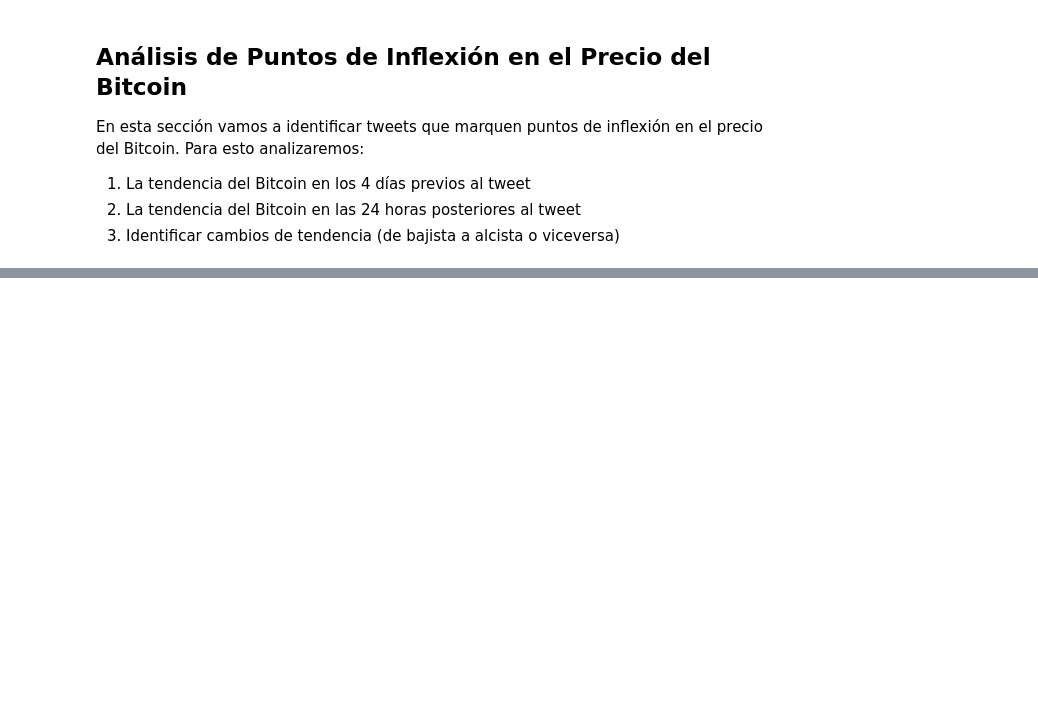
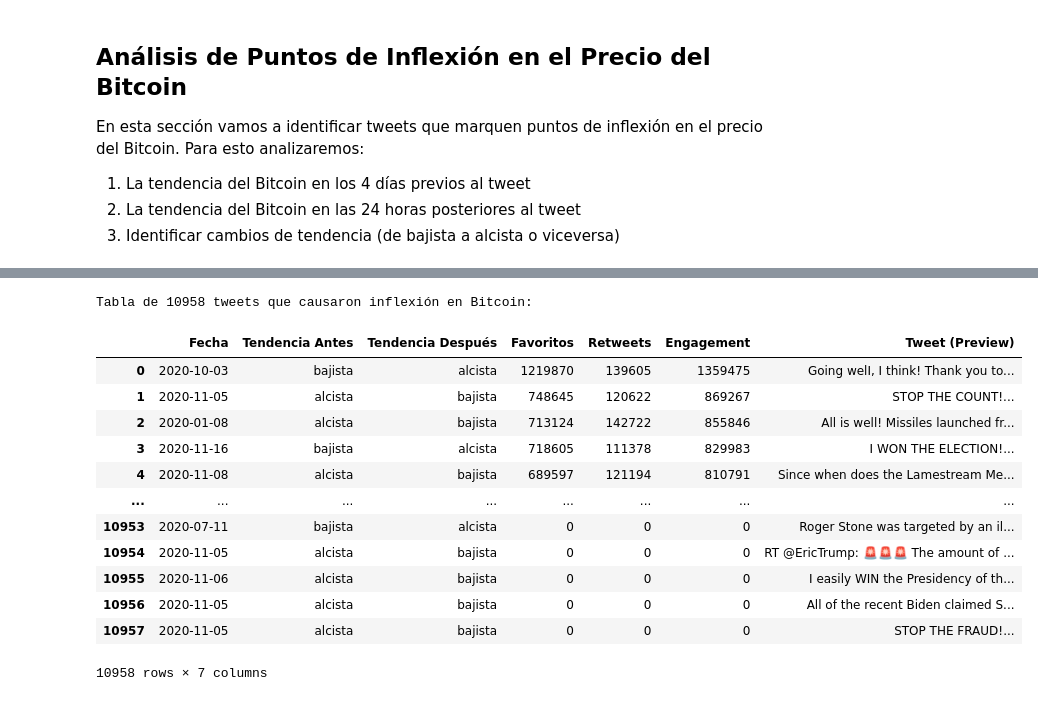
Before and after one commit to Emmanuel-Guerreiro/ciencia-datos-integrador, a Jupyter notebook: integrador/segunda-entrega/main.ipynb, the cells around one changed output, grey strips where cells are left out. Saved outputs shown, nothing was run; the diff lists cells and outputs as text; code cells hidden in the pictures; blank space fills up the shorter version.

```diff
--- a/integrador/segunda-entrega/main.ipynb
+++ b/integrador/segunda-entrega/main.ipynb
@@ -770,0 +778,33 @@ Cambio total: +176.5%
+# %%
+# Mostrar tabla completa con formato mejorado
+import pandas as pd
+
+# Crear una versión más legible de la tabla
+display_table = inflection_table.copy()
+
+# Truncar texto de tweets para mejor visualización
+display_table['tweet_preview'] = display_table['tweet_text'].str[:80] + '...'
+
+# Seleccionar columnas para mostrar
+final_table = display_table[['tweet_date', 'trend_before', 'trend_after', 'favorites', 'retweets', 'engagement', 'tweet_preview']].copy()
+
+# Renombrar columnas para mejor presentación
+final_table.columns = ['Fecha', 'Tendencia Antes', 'Tendencia Después', 'Favoritos', 'Retweets', 'Engagement', 'Tweet (Preview)']
+
+print(f"Tabla de {len(final_table)} tweets que causaron inflexión en Bitcoin:")
+final_table
+# %% [output]
+Tabla de 10958 tweets que causaron inflexión en Bitcoin:
+|  | Fecha | Tendencia Antes | Tendencia Después | Favoritos | Retweets | Engagement | Tweet (Preview) |
+| 0 | 2020-10-03 | bajista | alcista | 1219870 | 139605 | 1359475 | Going welI, I think! Thank you to... |
+| 1 | 2020-11-05 | alcista | bajista | 748645 | 120622 | 869267 | STOP THE COUNT!... |
+| 2 | 2020-01-08 | alcista | bajista | 713124 | 142722 | 855846 | All is well! Missiles launched fr... |
+| 3 | 2020-11-16 | bajista | alcista | 718605 | 111378 | 829983 | I WON THE ELECTION!... |
+| 4 | 2020-11-08 | alcista | bajista | 689597 | 121194 | 810791 | Since when does the Lamestream Me... |
+| ... | ... | ... | ... | ... | ... | ... | ... |
+| 10953 | 2020-07-11 | bajista | alcista | 0 | 0 | 0 | Roger Stone was targeted by an il... |
+| 10954 | 2020-11-05 | alcista | bajista | 0 | 0 | 0 | RT @EricTrump: 🚨🚨🚨 The amount of ... |
+| 10955 | 2020-11-06 | alcista | bajista | 0 | 0 | 0 | I easily WIN the Presidency of th... |
+| 10956 | 2020-11-05 | alcista | bajista | 0 | 0 | 0 | All of the recent Biden claimed S... |
+| 10957 | 2020-11-05 | alcista | bajista | 0 | 0 | 0 | STOP THE FRAUD!... |
+10958 rows × 7 columns
```
Also changed, not shown: parts of 11 cells of this notebook.
